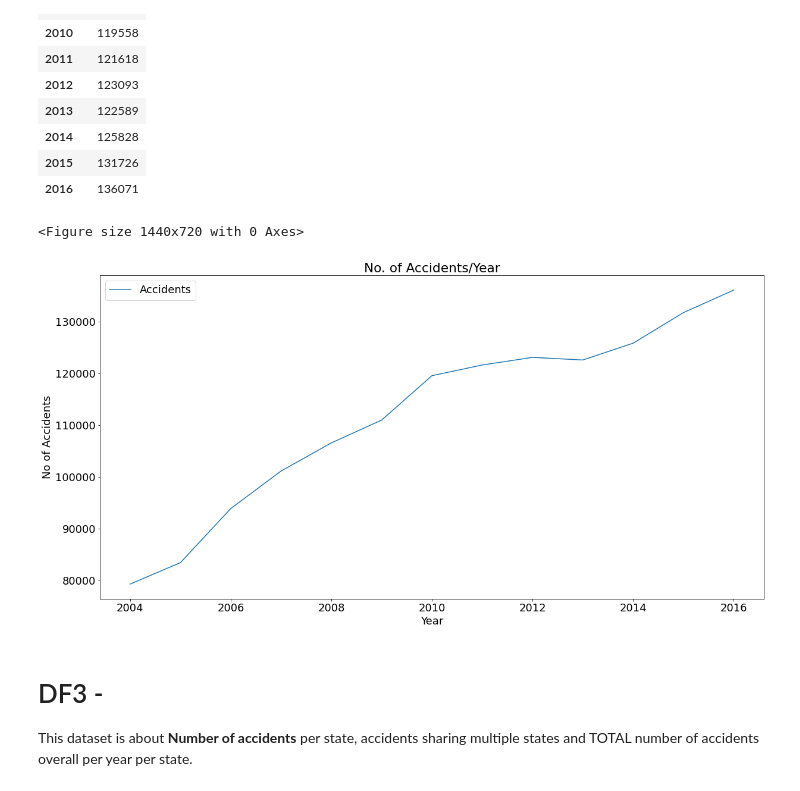
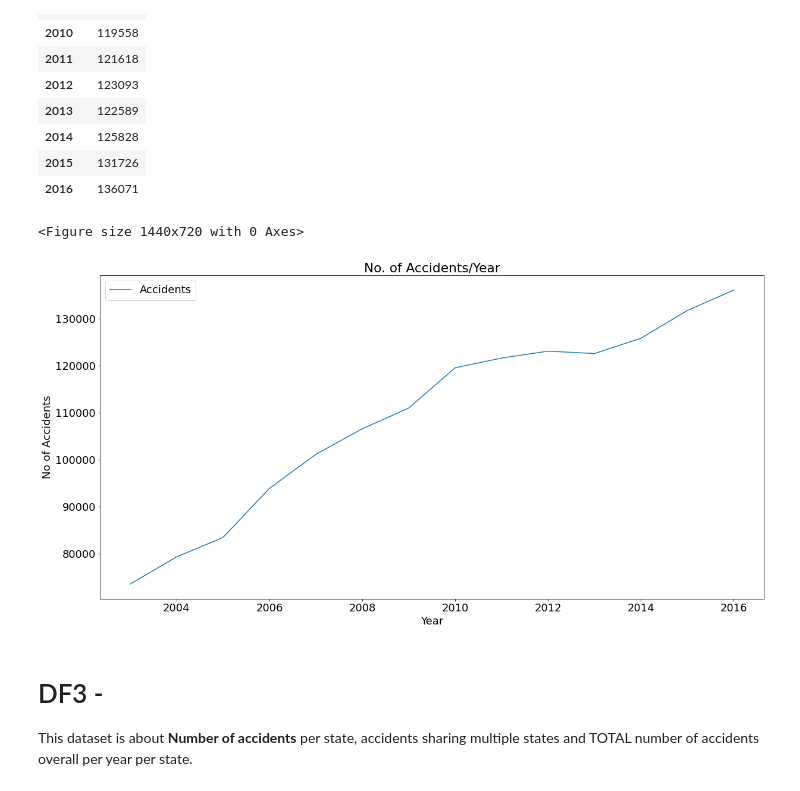
Before and after one commit to prajapatiabhi/Analysis_Of_Road_Accidents_in_India, a Jupyter notebook: Analysis_Road_Accidents.ipynb, the cells around one changed output. Drawn from its saved outputs; the diff is of its cells as text; code cells hidden in the pictures.

```diff
--- a/Analysis_Road_Accidents.ipynb
+++ b/Analysis_Road_Accidents.ipynb
@@ -99,15 +99,15 @@ df1_analysis
 # %%
 plt.figure(figsize = (20,10))
 plt.rcParams.update({'font.size' : 18})
 
-df1_analysis.iloc[1:].plot(figsize = (20,10), legend =  True)
+df1_analysis.iloc[0:].plot(figsize = (20,10), legend =  True)
 plt.xlabel("Year")
 plt.ylabel("No of Accidents")
 plt.title("No. of Accidents/Year")
 plt.show()
 # %% [output]
 <Figure size 1440x720 with 0 Axes>
-[figure, old version]
+[figure, new version]
 # %% [markdown]
 # DF3 -
 This dataset is about **Number of accidents** per state, accidents sharing multiple states and TOTAL number of accidents overall
```
